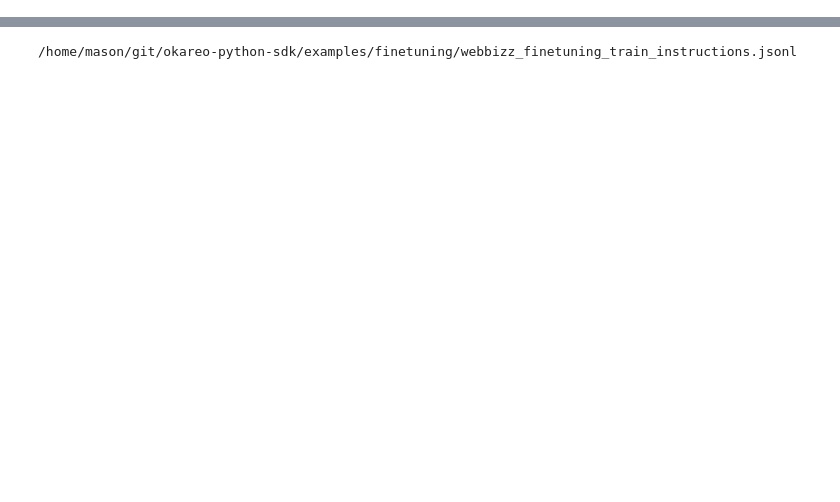
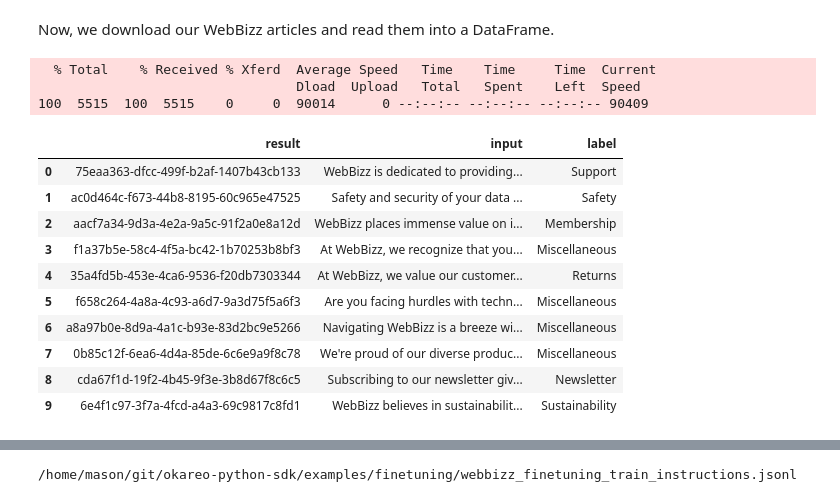
Before and after one commit to okareo-ai/okareo-python-sdk, a Jupyter notebook: examples/classification_finetuning_eval_part1.ipynb, the cells around one changed output, grey strips where cells are left out. Cells and saved outputs as stored; diff of their text form; code cells hidden in the pictures; blank space fills up the shorter version.

```diff
--- a/examples/classification_finetuning_eval_part1.ipynb
+++ b/examples/classification_finetuning_eval_part1.ipynb
@@ -28,0 +38,50 @@ test_data = data_dict[file_paths[1]]
+# %% [markdown]
+Now, we download our WebBizz articles and read them into a DataFrame.
+# %%
+import os
+from io import StringIO
+
+# import chromadb
+import pandas as pd
+
+# We load 10 short summaries about different business aspects to the vector database.
+
+webbizz_articles = os.popen('curl https://raw.githubusercontent.com/okareo-ai/okareo-python-sdk/main/examples/webbizz_10_articles.jsonl').read()
+json_df = pd.read_json(path_or_buf=StringIO(webbizz_articles), lines=True)
+
+def label_article(val):
+    # assign different intent labels based on substring matching
+    if "return" in val:
+        return "Returns"
+    elif "newsletter" in val:
+        return "Newsletter"
+    elif "sustainability" in val:
+        return "Sustainability"
+    elif "security" in val:
+        return "Safety"
+    elif "support" in val or "help" in val:
+        return "Support"
+    elif "member" in val:
+        return "Membership"
+    else:
+        return "Miscellaneous"
+
+json_df['label'] = json_df['input'].apply(lambda x: label_article(x))
+# %% [output]
+  % Total    % Received % Xferd  Average Speed   Time    Time     Time  Current
+                                 Dload  Upload   Total   Spent    Left  Speed
+100  5515  100  5515    0     0  90014      0 --:--:-- --:--:-- --:--:-- 90409
+# %%
+json_df
+# %% [output]
+|  | result | input | label |
+| 0 | 75eaa363-dfcc-499f-b2af-1407b43cb133 | WebBizz is dedicated to providing... | Support |
+| 1 | ac0d464c-f673-44b8-8195-60c965e47525 | Safety and security of your data ... | Safety |
+| 2 | aacf7a34-9d3a-4e2a-9a5c-91f2a0e8a12d | WebBizz places immense value on i... | Membership |
+| 3 | f1a37b5e-58c4-4f5a-bc42-1b70253b8bf3 | At WebBizz, we recognize that you... | Miscellaneous |
+| 4 | 35a4fd5b-453e-4ca6-9536-f20db7303344 | At WebBizz, we value our customer... | Returns |
+| 5 | f658c264-4a8a-4c93-a6d7-9a3d75f5a6f3 | Are you facing hurdles with techn... | Miscellaneous |
+| 6 | a8a97b0e-8d9a-4a1c-b93e-83d2bc9e5266 | Navigating WebBizz is a breeze wi... | Miscellaneous |
+| 7 | 0b85c12f-6ea6-4d4a-85de-6c6e9a9f8c78 | We're proud of our diverse produc... | Miscellaneous |
+| 8 | cda67f1d-19f2-4b45-9f3e-3b8d67f8c6c5 | Subscribing to our newsletter giv... | Newsletter |
+| 9 | 6e4f1c97-3f7a-4fcd-a4a3-69c9817c8fd1 | WebBizz believes in sustainabilit... | Sustainability |
```
Also changed, not shown: parts of 32 cells of this notebook, 1 other file.
